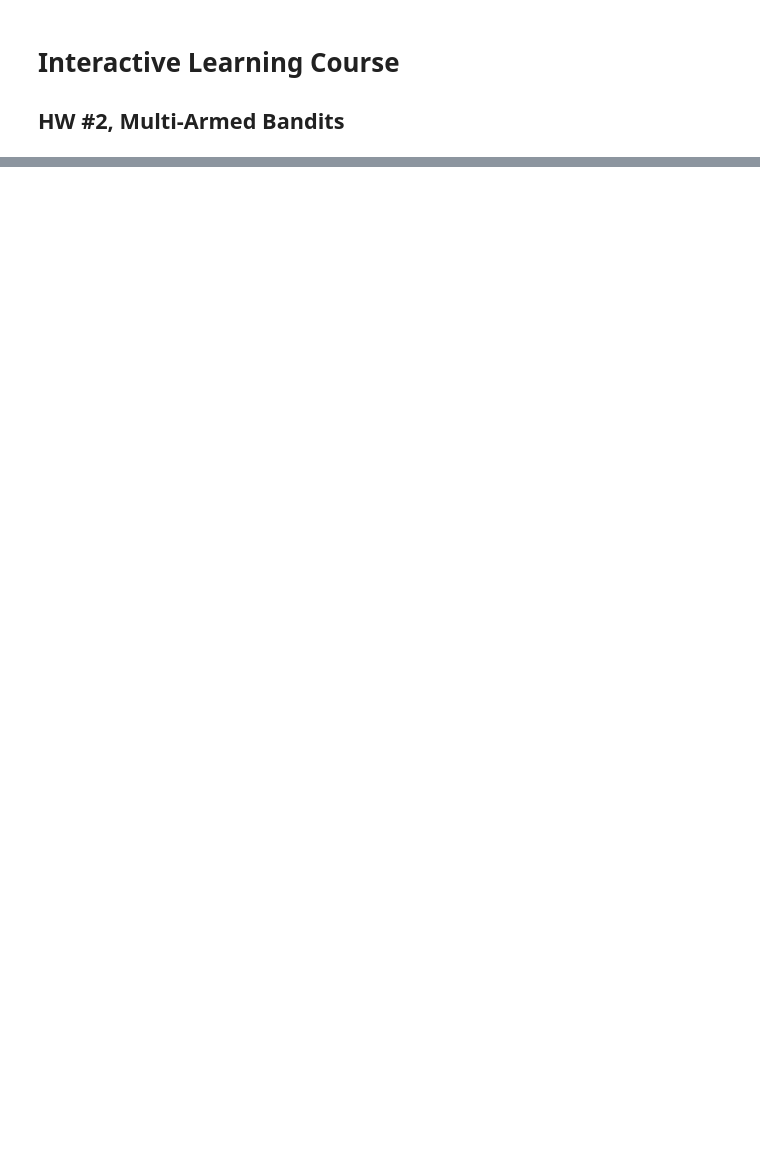
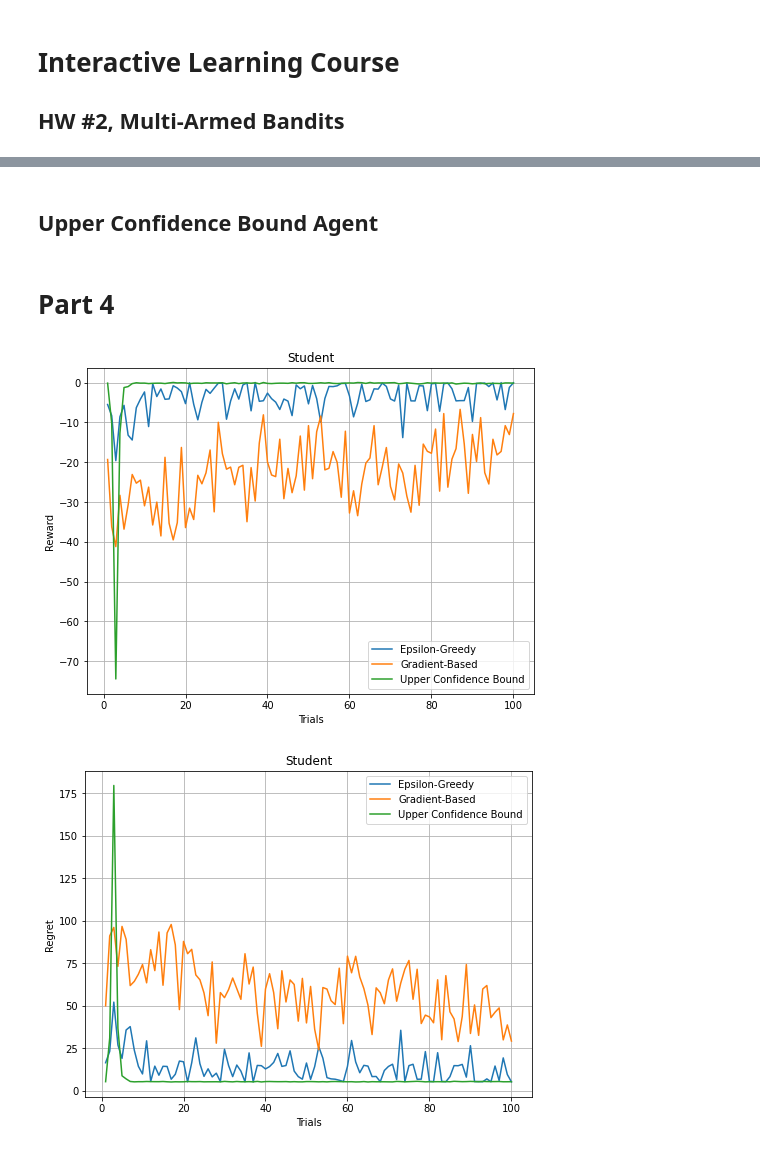
Before and after one commit to mohammadsaadati80/Multi-Armed-Bandit, a Jupyter notebook: Codes.ipynb, the cells around one changed output, grey strips where cells are left out. Drawn from its saved outputs; the diff is of its cells as text; code cells hidden in the pictures; blank space fills up the shorter version.

Commit message:
part 2,3,4

```diff
--- a/Codes.ipynb
+++ b/Codes.ipynb
@@ -66,11 +96,17 @@ class SelfEmp(Reward):
 # %%
 class Environment:
-    def __init__(self, id, reward):
+    def __init__(self, _id, reward):
         ## YOUR CODES ##
+        self.id = _id
+        self.reward = reward
+        self.state_space = gym.spaces.Discrete(1)
+        self.action_space = gym.spaces.Discrete(len(reward.debts))
 
     def calc_reward(self, action):
         ## YOUR CODES ##
+        return self.reward.get_reward(action)
 
     def get_available_actions(self):
         ## YOUR CODES ##
+        return self.action_space.n
 # %% [markdown]
@@ -105,0 +250,3 @@ class Agent:
+# %% [markdown]
+<a name='2-4'></a>
+## Upper Confidence Bound Agent
@@ -105,0 +284,3 @@ class Agent:
+# %% [markdown]
+<a name='3'></a>
+# Part 4
@@ -105,0 +299,38 @@ class Agent:
+# %%
+def run(customer_type, customer_name, epsilon, learning_rate, exploration_degree):
+    agent_1 = EpsilonGreedyAgent(0, env=Environment(0, customer_type), epsilon=epsilon)
+    agent_2 = GradientBasedAgent(0, env=Environment(0, customer_type), learning_rate=learning_rate)
+    agent_3 = UpperConfidenceBoundAgent(0, env=Environment(0, customer_type), exploration_degree=exploration_degree)
+
+    mean_rewards = [np.zeros(TRIAL), np.zeros(TRIAL), np.zeros(TRIAL)]
+    mean_regrets = [np.zeros(TRIAL), np.zeros(TRIAL), np.zeros(TRIAL)]
+
+    for run in range(1, RUN+1):
+        agent_1.step(0, TRIAL)
+        rewards = agent_1.get_rewards()
+        mean_rewards[0] = (mean_rewards[0] * (run-1) + rewards) /run
+        regrets = agent_1.get_regrets()
+        mean_regrets[0] = (mean_regrets[0] * (run-1) + regrets) /run
+        agent_1.reset()
+
+        agent_2.step(0, TRIAL)
+        rewards = agent_2.get_rewards()
+        mean_rewards[1] = (mean_rewards[1] * (run-1) + rewards) /run
+        regrets = agent_2.get_regrets()
+        mean_regrets[1] = (mean_regrets[1] * (run-1) + regrets) /run
+        agent_2.reset()
+
+        agent_3.step(0, TRIAL)
+        rewards = agent_3.get_rewards()
+        mean_rewards[2] = (mean_rewards[2] * (run-1) + rewards) /run
+        regrets = agent_3.get_regrets()
+        mean_regrets[2] = (mean_regrets[2] * (run-1) + regrets) /run
+        agent_3.reset()
+
+    draw_ylabel_trial_plot(mean_rewards, "Reward", customer_name)
+    draw_ylabel_trial_plot(mean_regrets, "Regret", customer_name)
+# %%
+run(customer_type=Student(), customer_name="Student", epsilon=0.1, learning_rate=0.0005, exploration_degree=4)
+# %% [output]
+[figure, added]
+[figure, added]
```
Also changed, not shown: parts of 23 cells of this notebook.
